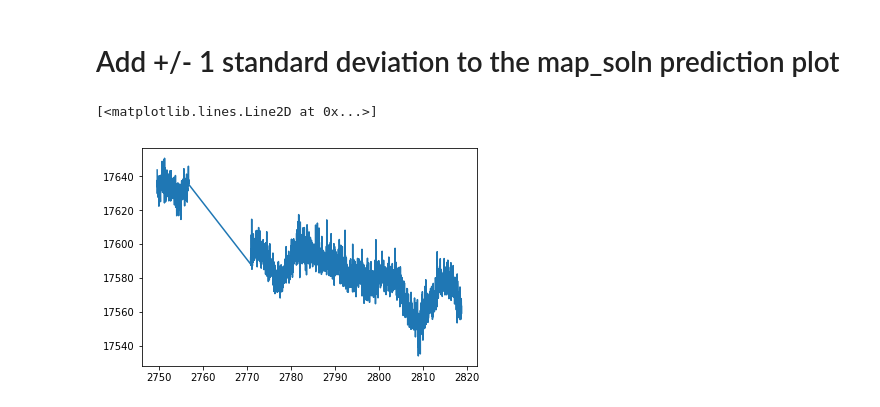
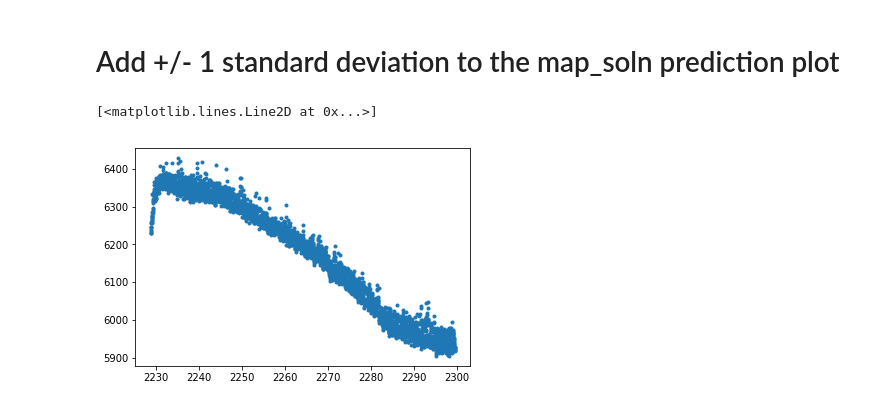
Before and after one commit to tagordon/k2rot, a Jupyter notebook: round/scratch.ipynb, the cells around one changed output. Saved outputs shown, nothing was run; the diff lists cells and outputs as text; code cells hidden in the pictures.

```diff
--- a/round/scratch.ipynb
+++ b/round/scratch.ipynb
@@ -9,10 +9,11 @@ import matplotlib.pyplot as plt
 # https://archive.stsci.edu/hlsps/everest/v2/c102/201200000/12221/hlsp_everest_k2_llc_201212221-c102_kepler_v2.0_lc.fits low frequency, looks good plotted with covariance prediction
 # https://archive.stsci.edu/hlsps/everest/v2/c102/201100000/81885/hlsp_everest_k2_llc_201181885-c102_kepler_v2.0_lc.fits high frequency, looks nice
 # https://archive.stsci.edu/hlsps/everest/v2/c01/201100000/79758/hlsp_everest_k2_llc_201179758-c01_kepler_v2.0_lc.fits real coherent oscillations with beating
-light_curve = lc.LightCurve.everest("https://archive.stsci.edu/hlsps/everest/v2/c102/201200000/12221/hlsp_everest_k2_llc_201212221-c102_kepler_v2.0_lc.fits");
+# https://archive.stsci.edu/hlsps/everest/v2/c01/201600000/11969/hlsp_everest_k2_llc_201611969-c01_kepler_v2.0_lc.fits flares
+light_curve = lc.LightCurve.everest("https://archive.stsci.edu/hlsps/everest/v2/c04/210800000/94955/hlsp_everest_k2_llc_210894955-c04_kepler_v2.0_lc.fits");
 # %%
-plt.plot(light_curve.t, light_curve.raw_flux)
+plt.plot(light_curve.t, light_curve.raw_flux, '.')
 # %% [output]
 [<matplotlib.lines.Line2D at 0x...>]
-[figure, old version]
+[figure, new version]
 # %%
```
Also changed, not shown: parts of 7 cells of this notebook, 2 other files.
